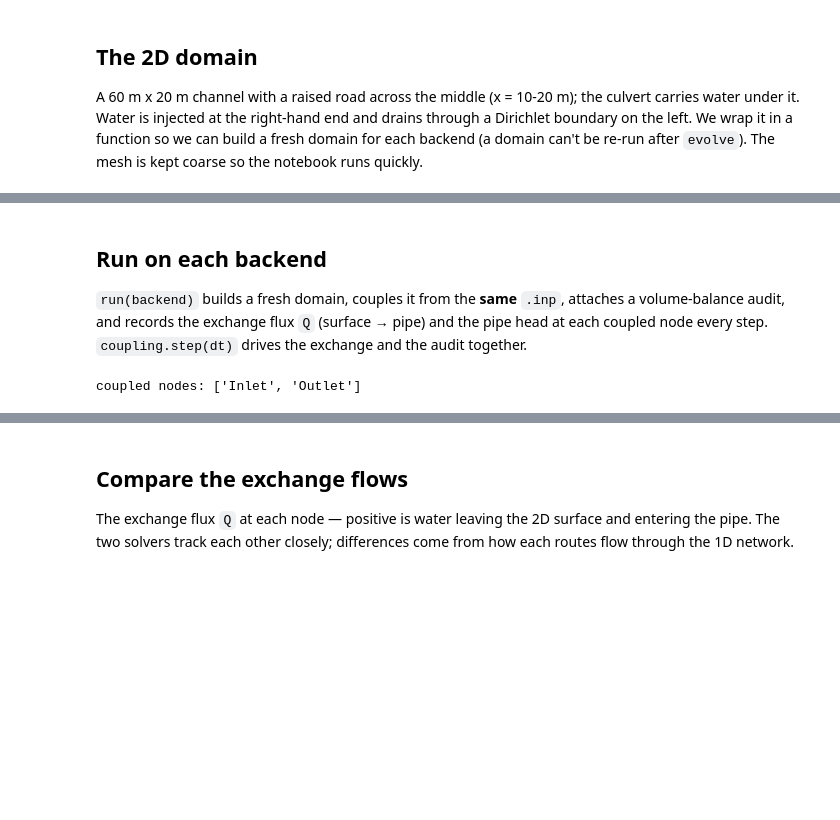
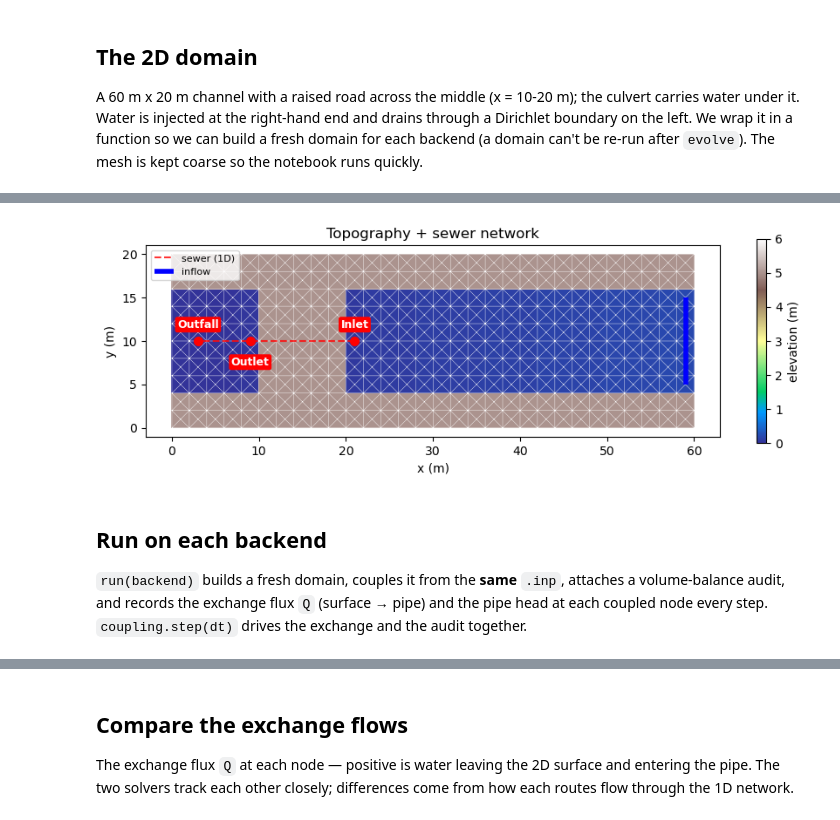
Before and after one commit to anuga-community/anuga_drainage, a Jupyter notebook: docs/tutorial.ipynb, the cells around one changed output, grey strips where cells are left out. Drawn from its saved outputs; the diff is of its cells as text; code cells hidden in the pictures; blank space fills up the shorter version.

```diff
--- a/docs/tutorial.ipynb
+++ b/docs/tutorial.ipynb
@@ -107,7 +107,7 @@ def build_domain():
 
     def topography(x, y):
         z = 5 * np.ones_like(x)
-        channel = (y > 5) & (y < 15)
+        channel = (y > 4.25) & (y < 15.75)
         z = np.where(channel & (x < 10), x / 300, z)   # low channel downstream
         z = np.where(channel & (x > 20), x / 300, z)   # low channel upstream
         return z                                       # raised road for 10 < x < 20
@@ -123,3 +131,46 @@ def build_domain():
+# %%
+import matplotlib.tri as mtri
+from anuga_drainage.inp import read_inp
+
+geo_domain, _ = build_domain()
+triang = mtri.Triangulation(geo_domain.nodes[:, 0], geo_domain.nodes[:, 1],
+                            geo_domain.triangles)
+elev = geo_domain.quantities['elevation'].centroid_values
+
+# Sewer node coordinates straight from the .inp [COORDINATES] section.
+coords = read_inp(inp_path).coordinates.set_index('node')
+
+# Stack the two panels (the domain is long and thin, 60 x 20 m).
+fig, ax_elev = plt.subplots(1, 1, figsize=(9, 7))
+
+# ax_mesh.triplot(triang, lw=0.3, color='0.6')
+# ax_mesh.set_title('Mesh'); ax_mesh.set_aspect('equal')
+# ax_mesh.set_ylabel('y (m)')
+
+tpc = ax_elev.tripcolor(triang, facecolors=elev, cmap='terrain', vmin=0.0, vmax=6.0)
+fig.colorbar(tpc, ax=ax_elev, label='elevation (m)', shrink=0.35)
+ax_elev.triplot(triang, lw=0.3, color='1.0')
+
+# The 1D sewer drawn on the surface: Inlet -> Culvert -> Outlet -> Outpipe ->
+# Outfall (dashed = underground), plus the upstream inflow line.
+order = ['Inlet', 'Outlet', 'Outfall']
+px = [coords.loc[n, 'x'] for n in order]
+py = [coords.loc[n, 'y'] for n in order]
+ax_elev.plot(px, py, 'r--', lw=1.5, alpha=0.8, label='sewer (1D)')
+ax_elev.plot([59, 59], [5, 15], 'b-', lw=4, label='inflow', solid_capstyle='butt')
+for k, name in enumerate(order):
+    x, y = coords.loc[name, 'x'], coords.loc[name, 'y']
+    ax_elev.plot(x, y, 'o', color='red', ms=7)
+    dy = 11 if k % 2 == 0 else -20           # stagger labels so they don't collide
+    ax_elev.annotate(name, (x, y), textcoords='offset points', xytext=(0, dy),
+                     ha='center', color='white', fontsize=9, fontweight='bold',
+                     bbox=dict(boxstyle='round,pad=0.2', fc='red', ec='none'))
+ax_elev.set_title('Topography + sewer network'); ax_elev.set_aspect('equal')
+ax_elev.set_xlabel('x (m)'); ax_elev.set_ylabel('y (m)')
+ax_elev.legend(loc='upper left', fontsize=8)
+fig.tight_layout()
+# %% [output]
+[figure, added]
 # %% [markdown]
 ## Run on each backend
 
@@ -127,25 +178,3 @@ def build_domain():
 attaches a volume-balance audit, and records the exchange flux `Q` (surface →
 pipe) and the pipe head at each coupled node every step. `coupling.step(dt)`
 drives the exchange and the audit together.
-# %%
-def run(backend):
-    domain, inflow = build_domain()
-    coupling = couple_from_inp(domain, inp_path, backend=backend,
-                               manhole_area=8.0, time_average=5.0, clamp=True)
-    coupling.add_volume_balance(inflow_operators=[inflow])
-
-    t, Q, head = [], [], []
-    for time in domain.evolve(yieldstep=1.0, finaltime=120.0):
-        step = coupling.step(1.0)
-        t.append(time)
-        Q.append(np.asarray(step.Q_in).copy())            # exchange flux per node
-        head.append(coupling.backend.get_heads().copy())  # pipe head per node
-    coupling.close()
-    return dict(names=list(coupling.inlets), t=np.array(t),
-                Q=np.array(Q), head=np.array(head), vb=coupling.volume_balance)
-
-res = {backend: run(backend) for backend in ('pipedream', 'swmm')}
-names = res['pipedream']['names']
-print('coupled nodes:', names)
-# %% [output]
-coupled nodes: ['Inlet', 'Outlet']
```
Also changed, not shown: parts of 9 cells of this notebook, 1 other file.
